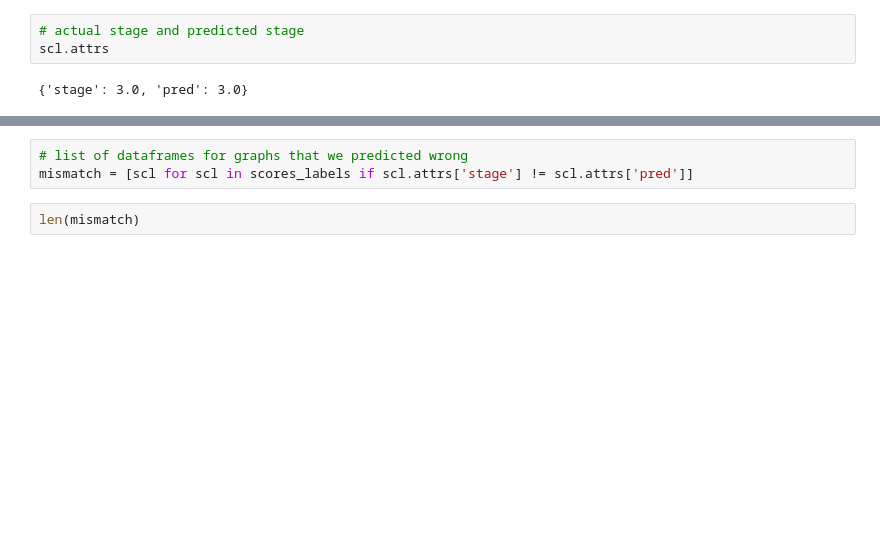
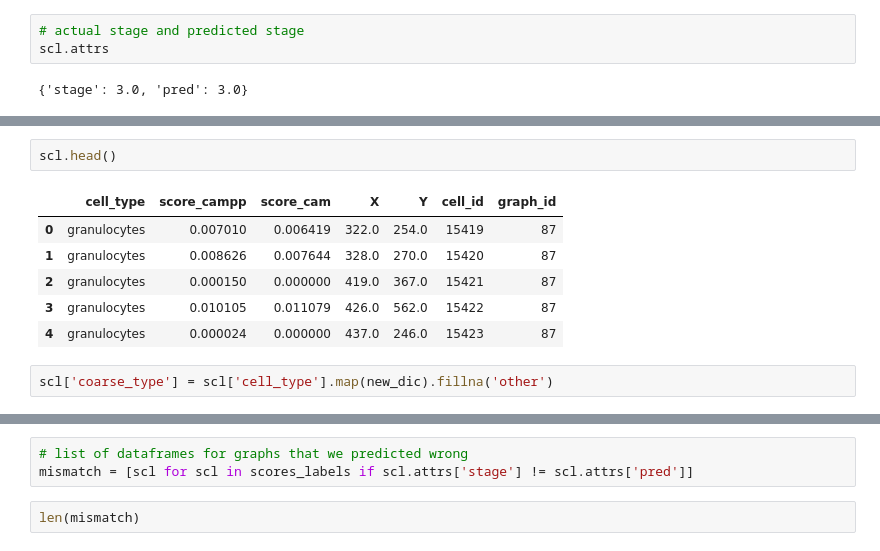
Before and after one commit to jeliason/bioinf593_final_project, a Jupyter notebook: importance_score_analysis.ipynb, the cells around one changed output, grey strips where cells are left out. Saved outputs shown, nothing was run; the diff lists cells and outputs as text; blank space fills up the shorter version.

```diff
--- a/importance_score_analysis.ipynb
+++ b/importance_score_analysis.ipynb
@@ -64,0 +124,11 @@ scl.attrs
+# %%
+scl.head()
+# %% [output]
+|  | cell_type | score_campp | score_cam | X | Y | cell_id | graph_id |
+| 0 | granulocytes | 0.007010 | 0.006419 | 322.0 | 254.0 | 15419 | 87 |
+| 1 | granulocytes | 0.008626 | 0.007644 | 328.0 | 270.0 | 15420 | 87 |
+| 2 | granulocytes | 0.000150 | 0.000000 | 419.0 | 367.0 | 15421 | 87 |
+| 3 | granulocytes | 0.010105 | 0.011079 | 426.0 | 562.0 | 15422 | 87 |
+| 4 | granulocytes | 0.000024 | 0.000000 | 437.0 | 246.0 | 15423 | 87 |
+# %%
+scl['coarse_type'] = scl['cell_type'].map(new_dic).fillna('other')
```
Also changed, not shown: parts of 11 cells of this notebook.
